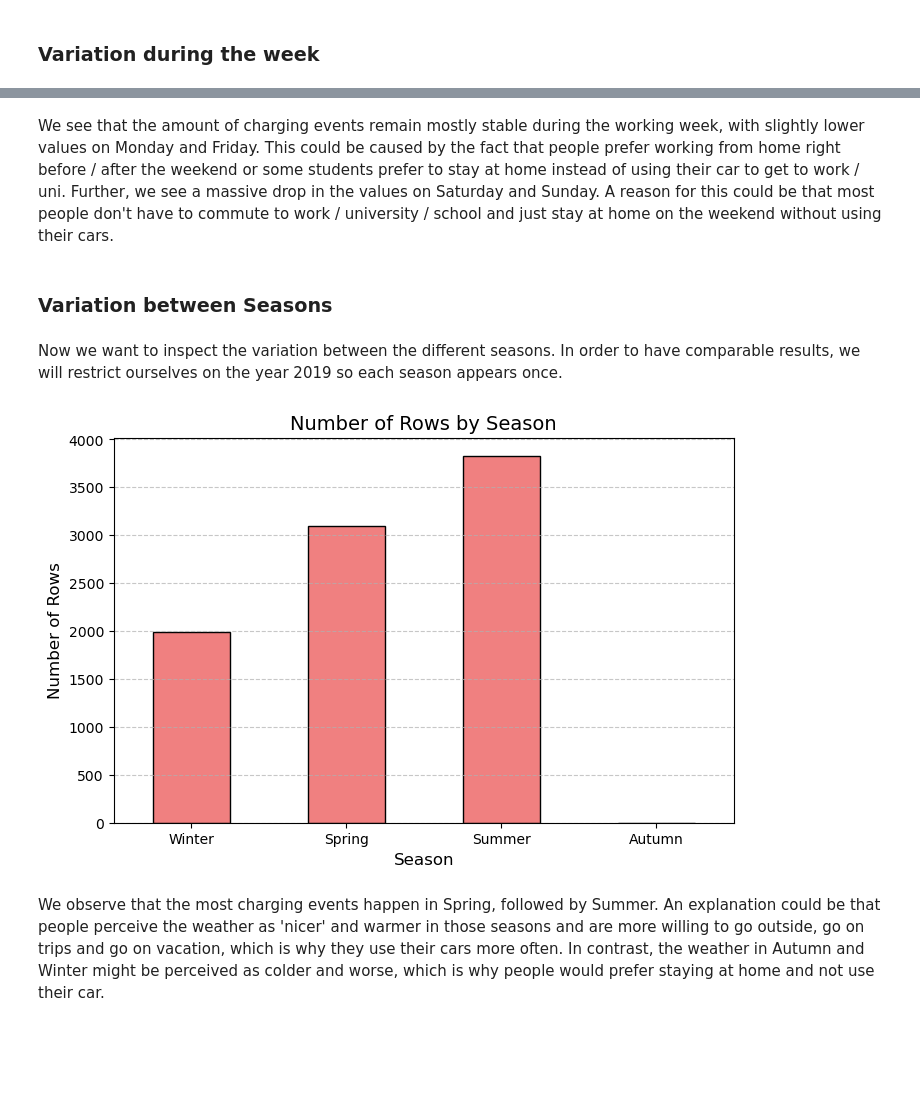
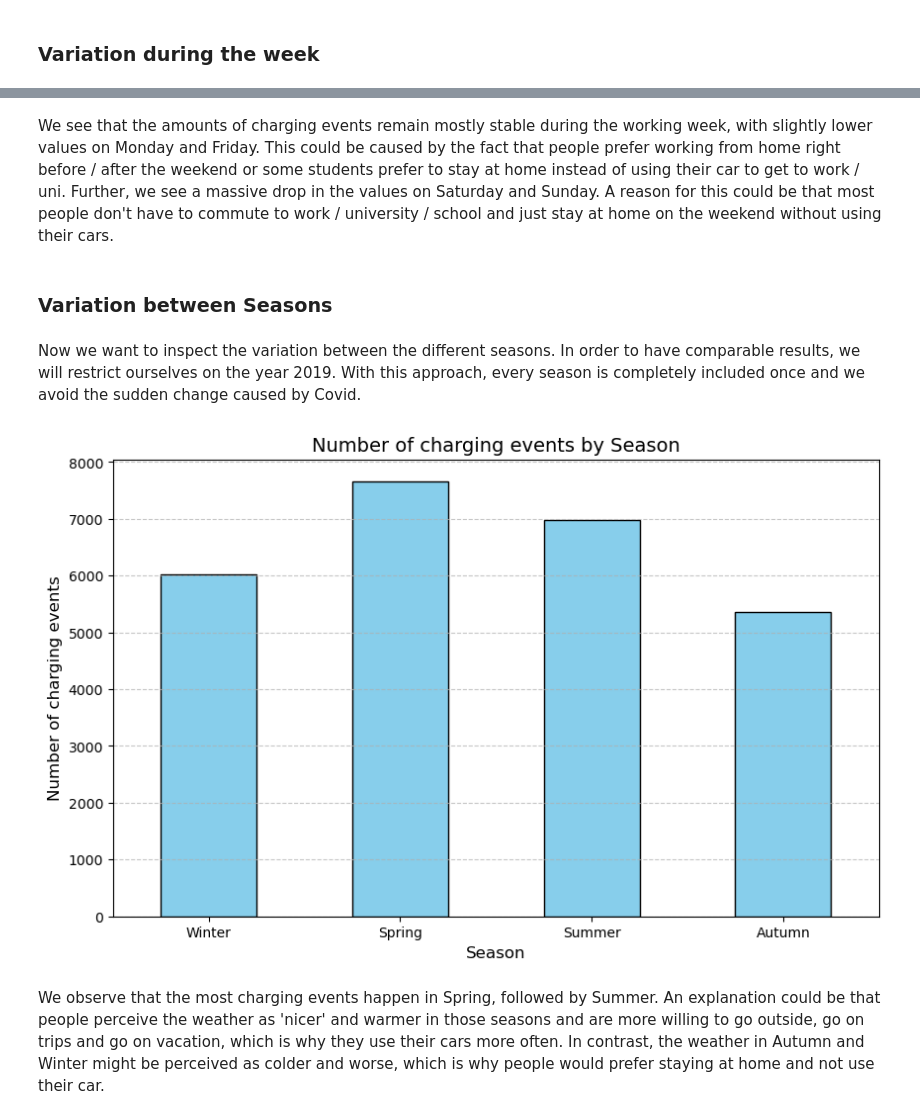
Before and after one commit to asimxa/Data-Diggers-Project-Repo, a Jupyter notebook: 02_descriptive_analytics.ipynb, the cells around one changed output, grey strips where cells are left out. Drawn from its saved outputs; the diff is of its cells as text; code cells hidden in the pictures; blank space fills up the shorter version.

```diff
--- a/02_descriptive_analytics.ipynb
+++ b/02_descriptive_analytics.ipynb
@@ -9,15 +8,8 @@ from scipy.interpolate import make_interp_spline
 # %%
-# read csv files
 try:
-    charging_sessions_df = pd.read_csv('resources/charging_sessions_cleaned.csv')
+    df = pd.read_pickle('resources/pickle_files/charging_sessions_prepared.pkl')
     print("Successfully imported charging_sessions.csv")
 except FileNotFoundError:
     print("Error: charging_sessions.csv not found.")
-
-try:
-    weather_burbank_airport_df = pd.read_csv('resources/weather_data_cleaned.csv')
-    print("Successfully imported weather_burbank_airport.csv")
-except FileNotFoundError:
-    print("Error: weather_burbank_airport.csv not found.")
 # %% [output]
 Successfully imported charging_sessions.csv
@@ -112,25 +78,17 @@ schedule being that they arrive at work / uni in the morning. They would then le
 # %% [markdown]
 ### **Variation during the week**
 # %%
-charging_sessions_df['weekDay'] = charging_sessions_df['connectionTime'].dt.weekday
-weekly_counts = charging_sessions_df.groupby('weekDay').size()
-weekday_mapping = {
-    0: 'Monday',
-    1: 'Tuesday',
-    2: 'Wednesday',
-    3: 'Thursday',
-    4: 'Friday',
-    5: 'Saturday',
-    6: 'Sunday'
-}
-weekly_counts.index = weekly_counts.index.map(lambda x: weekday_mapping[x])
+day_order = ["Monday", "Tuesday", "Wednesday", "Thursday", "Friday", "Saturday", "Sunday"]
+df['dayOfWeek'] = pd.Categorical(df['dayOfWeek'], categories=day_order, ordered=True)
+weekly_counts = df.groupby('dayOfWeek', observed=True).size()
 
 plt.figure(figsize=(10, 6))
 weekly_counts.plot(kind='bar', color='skyblue', edgecolor='black')
-plt.title('Number of Rows by Day of the Week', fontsize=14)
+plt.title('Number of charging events by Day of the Week', fontsize=14)
 plt.xlabel('Day of the Week', fontsize=12)
-plt.ylabel('Number of Rows', fontsize=12)
+plt.ylabel('Number of charging events', fontsize=12)
 plt.xticks(rotation=0)
 plt.grid(axis='y', linestyle='--', alpha=0.7)
+plt.savefig('report/02_charging_events_daily.png')
 plt.show()
 # %% [output]
@@ -138,36 +96,37 @@ plt.show()
 # %% [markdown]
-We see that the amount of charging events remain mostly stable during the working week, with slightly lower values on Monday and Friday. This could be caused by the fact that people prefer working from home right before / after the weekend or some students prefer to stay at home instead of using their car to get to work / uni. Further, we see a massive drop in the values on Saturday and Sunday. A reason for this could be that most people don't have to commute to work / university / school and just stay at home on the weekend without using their cars.
+We see that the amounts of charging events remain mostly stable during the working week, with slightly lower values on Monday and Friday. This could be caused by the fact that people prefer working from home right before / after the weekend or some students prefer to stay at home instead of using their car to get to work / uni. Further, we see a massive drop in the values on Saturday and Sunday. A reason for this could be that most people don't have to commute to work / university / school and just stay at home on the weekend without using their cars.
 # %% [markdown]
 ### **Variation between Seasons**
 # %% [markdown]
-Now we want to inspect the variation between the different seasons. In order to have comparable results, we will restrict ourselves on the year 2019 so each season appears once.
+Now we want to inspect the variation between the different seasons. In order to have comparable results, we will restrict ourselves on the year 2019. With this approach, every season is completely included once and we avoid the sudden change caused by Covid.
 # %%
 def get_season(date):
     if (date.month == 12 and date.day >= 21) or date.month in [1, 2] or (date.month == 3 and date.day <= 19):
         return 'Winter'
     elif (date.month == 3 and date.day >= 20) or date.month in [4, 5] or (date.month == 6 and date.day <= 20):
         return 'Spring'
     elif (date.month == 6 and date.day >= 21) or date.month in [7, 8] or (date.month == 9 and date.day <= 21):
         return 'Summer'
     elif (date.month == 9 and date.day >= 22) or date.month in [10, 11] or (date.month == 12 and date.day <= 20):
         return 'Autumn'
 
 
-charging_sessions_df_2019 = charging_sessions_df[charging_sessions_df['connectionTime'].between('2021-01', '2021-12')].copy(deep=True)
-charging_sessions_df_2019['season'] = charging_sessions_df_2019['connectionTime'].apply(get_season)
-seasonal_counts = charging_sessions_df_2019['season'].value_counts()
+df_2019 = df[df['connectionTime'].between('2019-01', '2019-12')].copy(deep=True)
+df_2019['season'] = df_2019['connectionTime'].apply(get_season)
+seasonal_counts = df_2019['season'].value_counts()
 seasonal_counts = seasonal_counts.reindex(['Winter', 'Spring', 'Summer', 'Autumn'], fill_value=0)
 
-plt.figure(figsize=(8, 5))
-seasonal_counts.plot(kind='bar', color='lightcoral', edgecolor='black')
-plt.title('Number of Rows by Season', fontsize=14)
+plt.figure(figsize=(10, 6))
+seasonal_counts.plot(kind='bar', color='skyblue', edgecolor='black')
+plt.title('Number of charging events by Season', fontsize=14)
 plt.xlabel('Season', fontsize=12)
-plt.ylabel('Number of Rows', fontsize=12)
+plt.ylabel('Number of charging events', fontsize=12)
 plt.xticks(rotation=0)
 plt.grid(axis='y', linestyle='--', alpha=0.7)
+plt.savefig('report/02_charging_events_seasonaly.png')
 plt.show()
 # %% [output]
-[figure, old version]
+[figure, new version]
 # %% [markdown]
 We observe that the most charging events happen in Spring, followed by Summer. An explanation could be that people perceive the weather as 'nicer' and warmer in those seasons and are more willing to go outside, go on trips and go on vacation, which is why they use their cars more often. In contrast, the weather in Autumn and Winter might be perceived as colder and worse, which is why people would prefer staying at home and not use their car.
 # %% [markdown]
```
Also changed, not shown: parts of 15 cells of this notebook, 11 other files.
